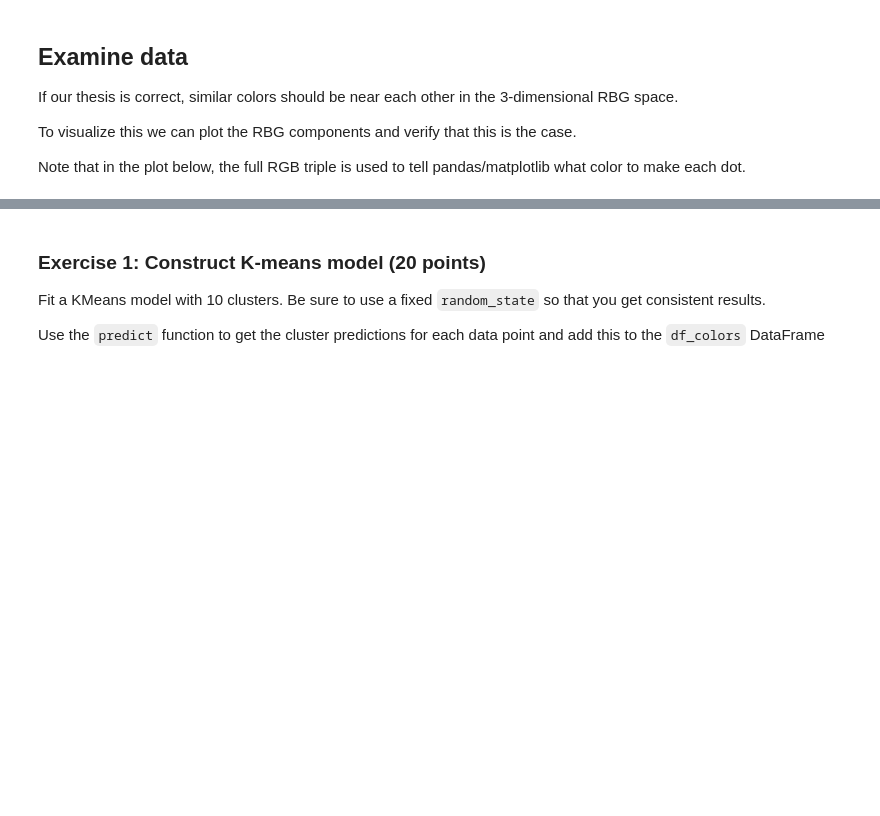
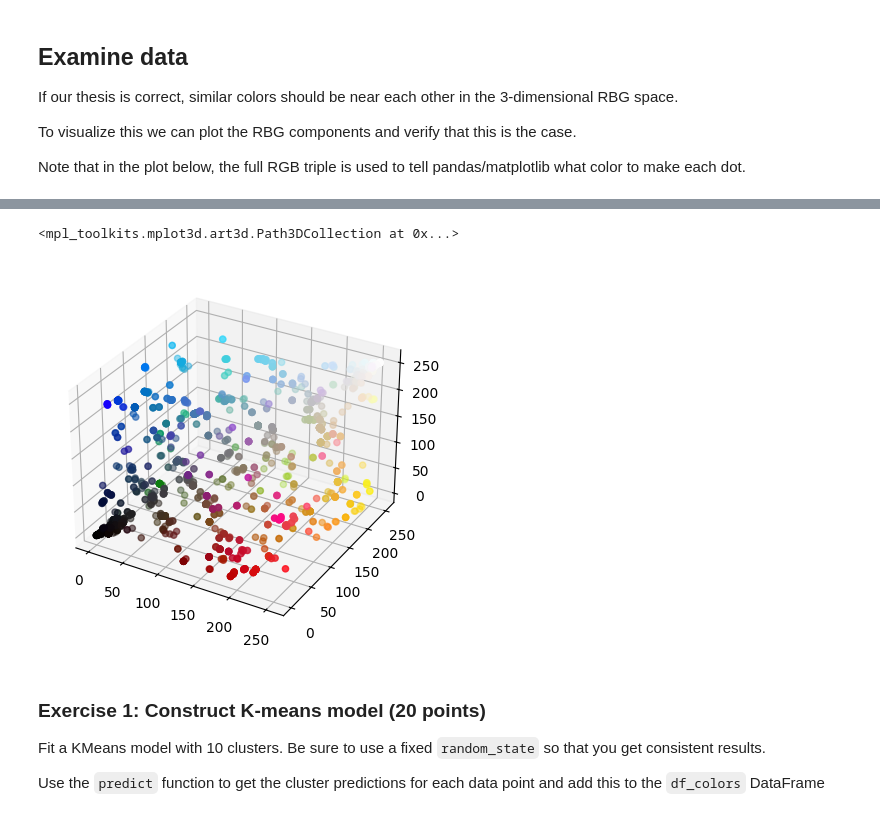
Before and after one commit to davidsolow/w207_applied_machine_learning, a Jupyter notebook: Homeworks/08_Kmeans_Clustering.ipynb, the cells around one changed output, grey strips where cells are left out. Cells and saved outputs as stored; diff of their text form; code cells hidden in the pictures; blank space fills up the shorter version.

```diff
--- a/Homeworks/08_Kmeans_Clustering.ipynb
+++ b/Homeworks/08_Kmeans_Clustering.ipynb
@@ -56,7 +64,7 @@ However, before making a predictive model, it was necessary to actually classify
 It is important to note that if the color values were uniformly distributed there would be no value in clustering.
 # %%
 data_file = "HW08_rgb_colors.csv"
-df_colors = pandas.read_csv(data_file)
+df_colors = pd.read_csv(data_file)
 # %% [markdown]
 ## Examine data
 
@@ -74,9 +91,13 @@ df_colors.head()
 # %%
 # make a 3d scatter plot
 colors = np.array(df_colors.values)/256 # colors need to be (r,b,g) tuple in the range of 0-1
 
-fig = plt.figure().gca(projection='3d')
-fig.scatter(df_colors.red, df_colors.green, df_colors.blue, color=colors )
+fig = plt.figure()
+ax = fig.add_subplot(111, projection='3d') #Note - had to fix this for latest version of matplotlib
+ax.scatter(df_colors.red, df_colors.green, df_colors.blue, color=colors )
+# %% [output]
+<mpl_toolkits.mplot3d.art3d.Path3DCollection at 0x...>
+[figure, added]
 # %% [markdown]
 ### Exercise 1: Construct K-means model (20 points)
 
```
Also changed, not shown: parts of 12 cells of this notebook.
